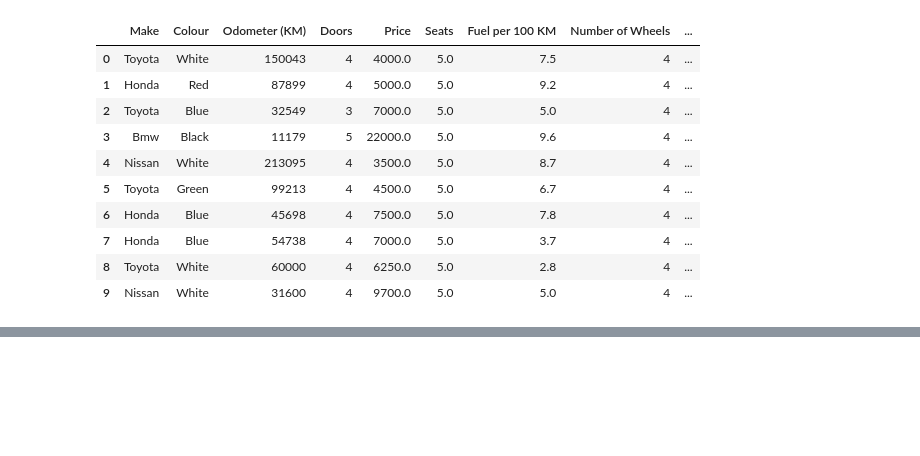
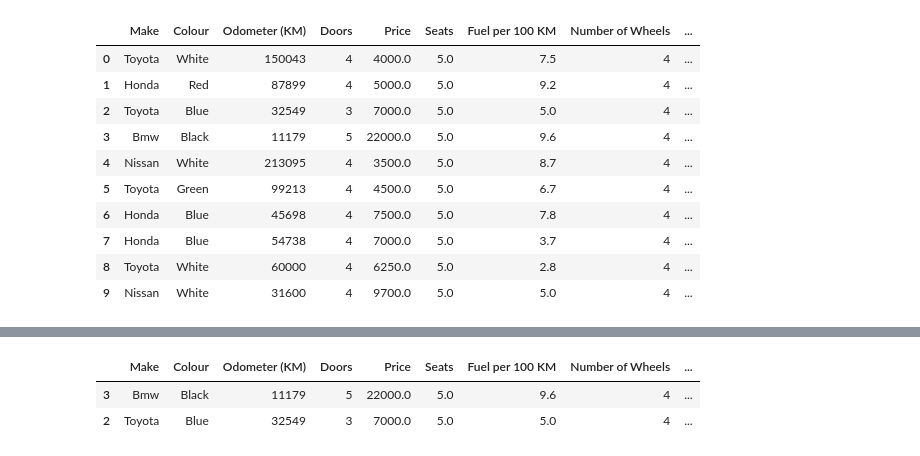
Before and after one commit to omenka737/Ugo-journey-machine_learning, a Jupyter notebook: Introduction-to-pandas.ipynb, the cells around one changed output, grey strips where cells are left out. Drawn from its saved outputs; the diff is of its cells as text; code cells hidden in the pictures; blank space fills up the shorter version.

```diff
--- a/Introduction-to-pandas.ipynb
+++ b/Introduction-to-pandas.ipynb
@@ -727,0 +744,7 @@ car_sales
+# %%
+# Only select 20% of the data
+car_sales_shuffled.sample(frac = 0.2)
+# %% [output]
+|  | Make | Colour | Odometer (KM) | Doors | Price | Seats | Fuel per 100 KM | Number of Wheels | ... |
+| 3 | Bmw | Black | 11179 | 5 | 22000.0 | 5.0 | 9.6 | 4 | ... |
+| 2 | Toyota | Blue | 32549 | 3 | 7000.0 | 5.0 | 5.0 | 4 | ... |
```
Also changed, not shown: parts of 7 cells of this notebook, 2 other files.
